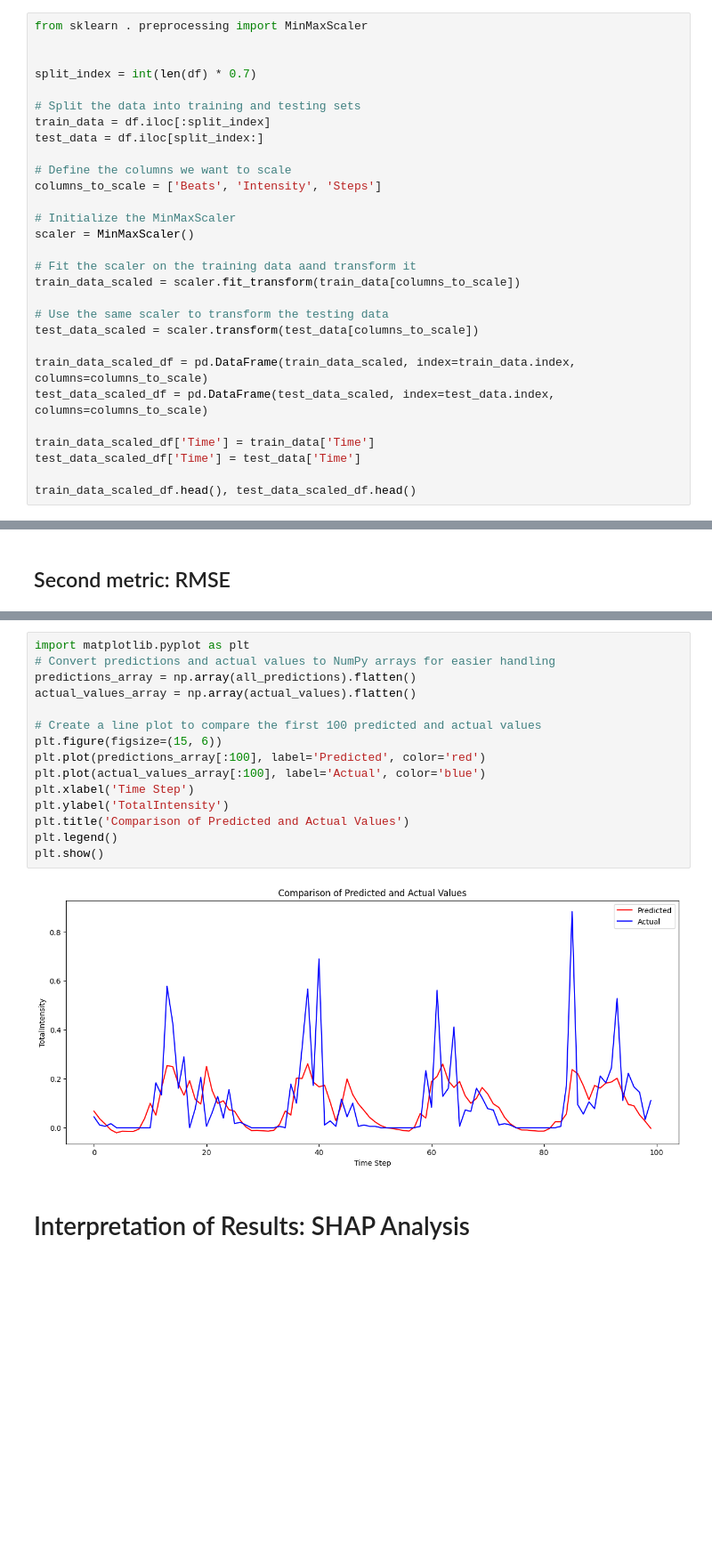
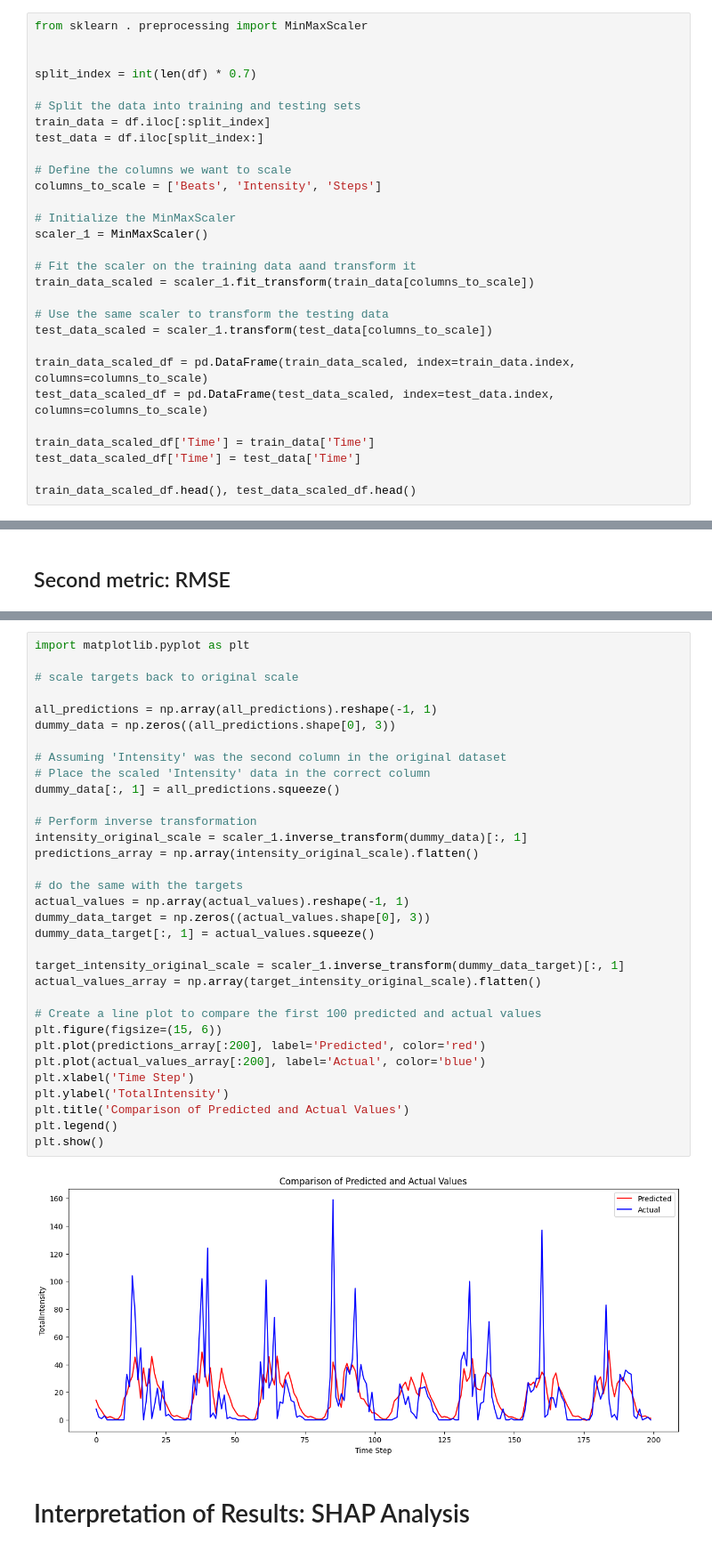
Before and after one commit to maximelianos/DH_23, a Jupyter notebook: e5/evaluation.ipynb, the cells around one changed output, grey strips where cells are left out. Shown at 89% size. Drawn from its saved outputs; the diff is of its cells as text; blank space fills up the shorter version.

```diff
--- a/e5/evaluation.ipynb
+++ b/e5/evaluation.ipynb
@@ -76,13 +76,13 @@ test_data = df.iloc[split_index:]
 columns_to_scale = ['Beats', 'Intensity', 'Steps']
 
 # Initialize the MinMaxScaler
-scaler = MinMaxScaler()
+scaler_1 = MinMaxScaler()
 
 # Fit the scaler on the training data aand transform it
-train_data_scaled = scaler.fit_transform(train_data[columns_to_scale])
+train_data_scaled = scaler_1.fit_transform(train_data[columns_to_scale])
 
 # Use the same scaler to transform the testing data
-test_data_scaled = scaler.transform(test_data[columns_to_scale])
+test_data_scaled = scaler_1.transform(test_data[columns_to_scale])
 
 train_data_scaled_df = pd.DataFrame(train_data_scaled, index=train_data.index, columns=columns_to_scale)
 test_data_scaled_df = pd.DataFrame(test_data_scaled, index=test_data.index, columns=columns_to_scale)
@@ -354,20 +382,38 @@ Root Mean Squared Error (RMSE): 0.1403
 # %%
 import matplotlib.pyplot as plt
-# Convert predictions and actual values to NumPy arrays for easier handling
-predictions_array = np.array(all_predictions).flatten()
-actual_values_array = np.array(actual_values).flatten()
+
+# scale targets back to original scale
+
+all_predictions = np.array(all_predictions).reshape(-1, 1)
+dummy_data = np.zeros((all_predictions.shape[0], 3))
+
+# Assuming 'Intensity' was the second column in the original dataset
+# Place the scaled 'Intensity' data in the correct column
+dummy_data[:, 1] = all_predictions.squeeze()
+
+# Perform inverse transformation
+intensity_original_scale = scaler_1.inverse_transform(dummy_data)[:, 1]
+predictions_array = np.array(intensity_original_scale).flatten()
+
+# do the same with the targets
+actual_values = np.array(actual_values).reshape(-1, 1)
+dummy_data_target = np.zeros((actual_values.shape[0], 3))
+dummy_data_target[:, 1] = actual_values.squeeze()
+
+target_intensity_original_scale = scaler_1.inverse_transform(dummy_data_target)[:, 1]
+actual_values_array = np.array(target_intensity_original_scale).flatten()
 
 # Create a line plot to compare the first 100 predicted and actual values
 plt.figure(figsize=(15, 6))
-plt.plot(predictions_array[:100], label='Predicted', color='red')
-plt.plot(actual_values_array[:100], label='Actual', color='blue')
+plt.plot(predictions_array[:200], label='Predicted', color='red')
+plt.plot(actual_values_array[:200], label='Actual', color='blue')
 plt.xlabel('Time Step')
 plt.ylabel('TotalIntensity')
 plt.title('Comparison of Predicted and Actual Values')
 plt.legend()
 plt.show()
 # %% [output]
-[figure, old version]
+[figure, new version]
 # %% [markdown]
 # Interpretation of Results: SHAP Analysis
 # %%
```
Also changed, not shown: parts of 9 cells of this notebook, 1 other file.
